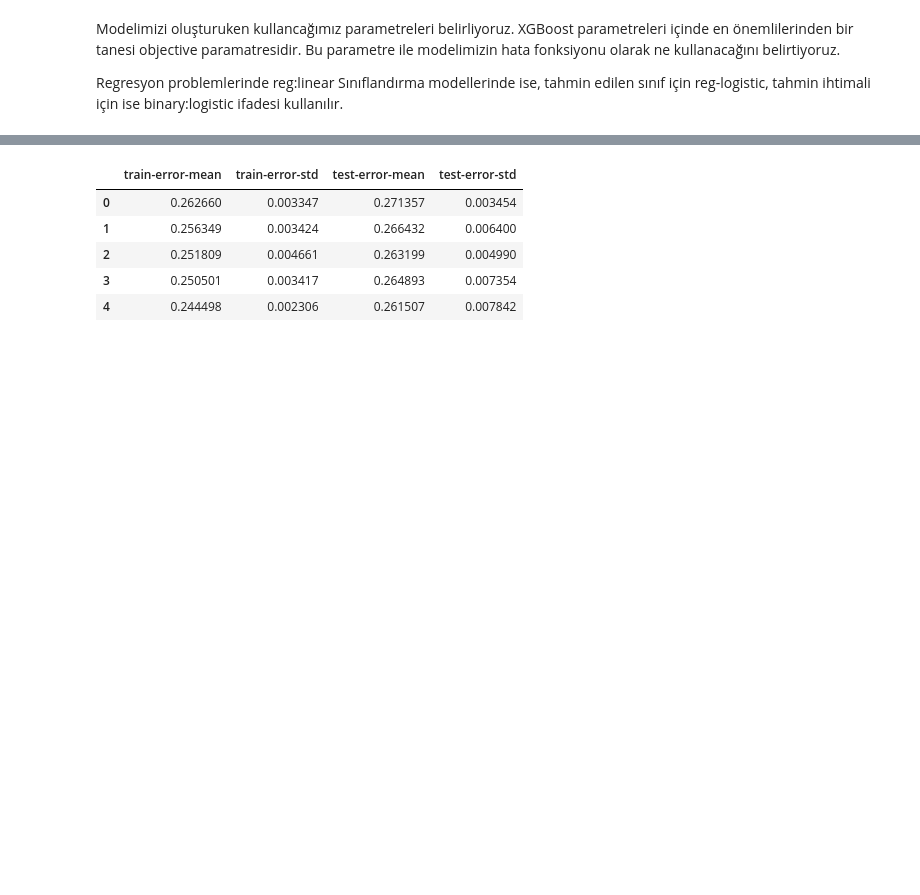
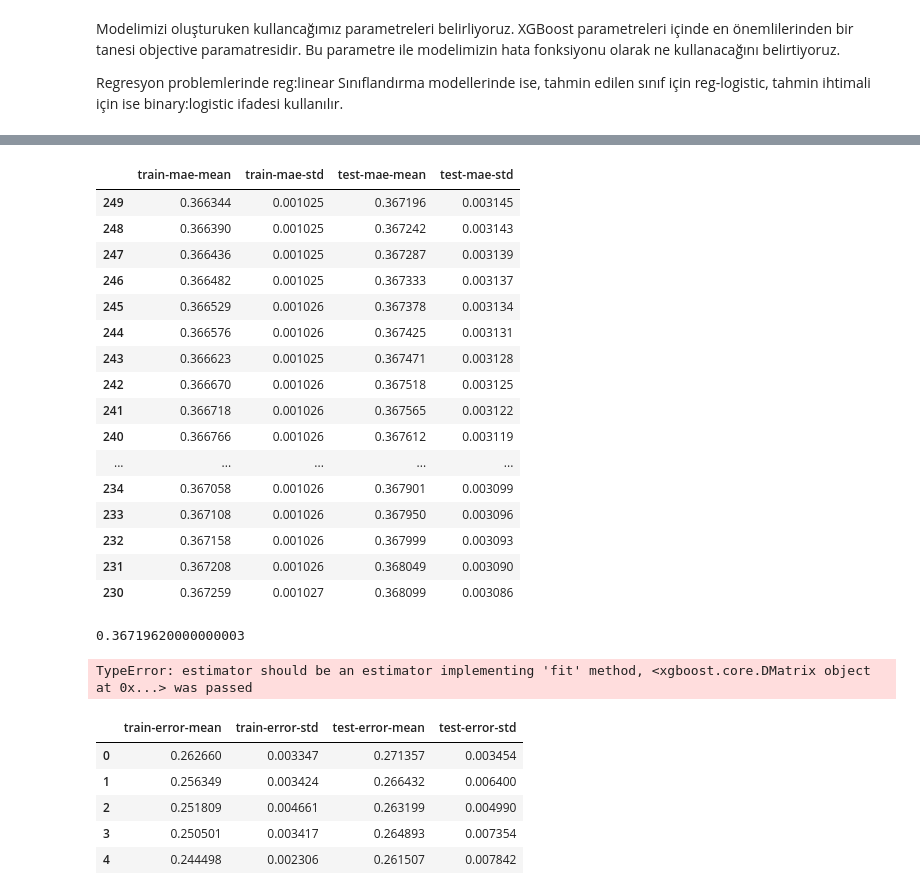
Before and after one commit to EceDolen/Bootcamp_-Bolum_8, a Jupyter notebook: Bolum 8 - XGBoosting.ipynb, the cells around one changed output, grey strips where cells are left out. Cells and saved outputs as stored; diff of their text form; code cells hidden in the pictures; blank space fills up the shorter version.

```diff
--- a/Bolum 8 - XGBoosting.ipynb
+++ b/Bolum 8 - XGBoosting.ipynb
@@ -36,0 +41,5 @@ Sınıflandırma modellerinde ise, tahmin edilen sınıf için reg-logistic, tah
+# %%
+X_train, X_test, y_train, y_test = train_test_split(X, y, test_size=0.2, random_state=40)
+# %%
+dtrain = xgb.DMatrix(X_train, label=y_train)
+dtest = xgb.DMatrix(X_test, label=y_test)
@@ -36,0 +77,14 @@ Sınıflandırma modellerinde ise, tahmin edilen sınıf için reg-logistic, tah
+# %%
+params['eval_metric'] = "mae"
+# %%
+model = xgb.train(
+    params,
+    dtrain,
+    num_boost_round=250,
+    evals=[(dtest, "Test")],
+    early_stopping_rounds=10
+)
+
+print("Best MAE: {:.2f} with {} rounds".format(
+                 model.best_score,
+                 model.best_iteration+1))
@@ -36,0 +109,12 @@ Sınıflandırma modellerinde ise, tahmin edilen sınıf için reg-logistic, tah
+# %%
+cv_results = xgb.cv(
+    params,
+    dtrain,
+    num_boost_round=250,
+    seed=40,
+    nfold=5,
+    metrics={'mae'},
+    early_stopping_rounds=10
+)
+cv_results.sort_values(by='test-mae-mean', ascending=True).head(20)
+# %% [output]
@@ -37 +126,22 @@ Sınıflandırma modellerinde ise, tahmin edilen sınıf için reg-logistic, tah
+|  | train-mae-mean | train-mae-std | test-mae-mean | test-mae-std |
+| 249 | 0.366344 | 0.001025 | 0.367196 | 0.003145 |
+| 248 | 0.366390 | 0.001025 | 0.367242 | 0.003143 |
+| 247 | 0.366436 | 0.001025 | 0.367287 | 0.003139 |
+| 246 | 0.366482 | 0.001025 | 0.367333 | 0.003137 |
+| 245 | 0.366529 | 0.001026 | 0.367378 | 0.003134 |
+| 244 | 0.366576 | 0.001026 | 0.367425 | 0.003131 |
+| 243 | 0.366623 | 0.001025 | 0.367471 | 0.003128 |
+| 242 | 0.366670 | 0.001026 | 0.367518 | 0.003125 |
+| 241 | 0.366718 | 0.001026 | 0.367565 | 0.003122 |
+| 240 | 0.366766 | 0.001026 | 0.367612 | 0.003119 |
+| ... | ... | ... | ... | ... |
+| 234 | 0.367058 | 0.001026 | 0.367901 | 0.003099 |
+| 233 | 0.367108 | 0.001026 | 0.367950 | 0.003096 |
+| 232 | 0.367158 | 0.001026 | 0.367999 | 0.003093 |
+| 231 | 0.367208 | 0.001026 | 0.368049 | 0.003090 |
+| 230 | 0.367259 | 0.001027 | 0.368099 | 0.003086 |
+# %%
+cv_results['test-mae-mean'].min()
+# %% [output]
+0.36719620000000003
 # %%
@@ -39,3 +162,14 @@ params = {"objective":"reg:logistic", "max_depth":3, "silent":1}
+# %%
+from sklearn.model_selection import GridSearchCV
+
+
+grid_cv = GridSearchCV(estimator=wine_dmatrix,
+                       param_grid = params_class,
+                       cv = 10
+                      )
+grid_cv.fit(X, y)
+# %% [output]
+TypeError: estimator should be an estimator implementing 'fit' method, <xgboost.core.DMatrix object at 0x...> was passed
 # %%
 df2_cv = xgb.cv(dtrain=wine_dmatrix, params=params, nfold=3,
                     num_boost_round=5, metrics="error", as_pandas=True, seed=123)
```
Also changed, not shown: parts of 18 cells of this notebook.
